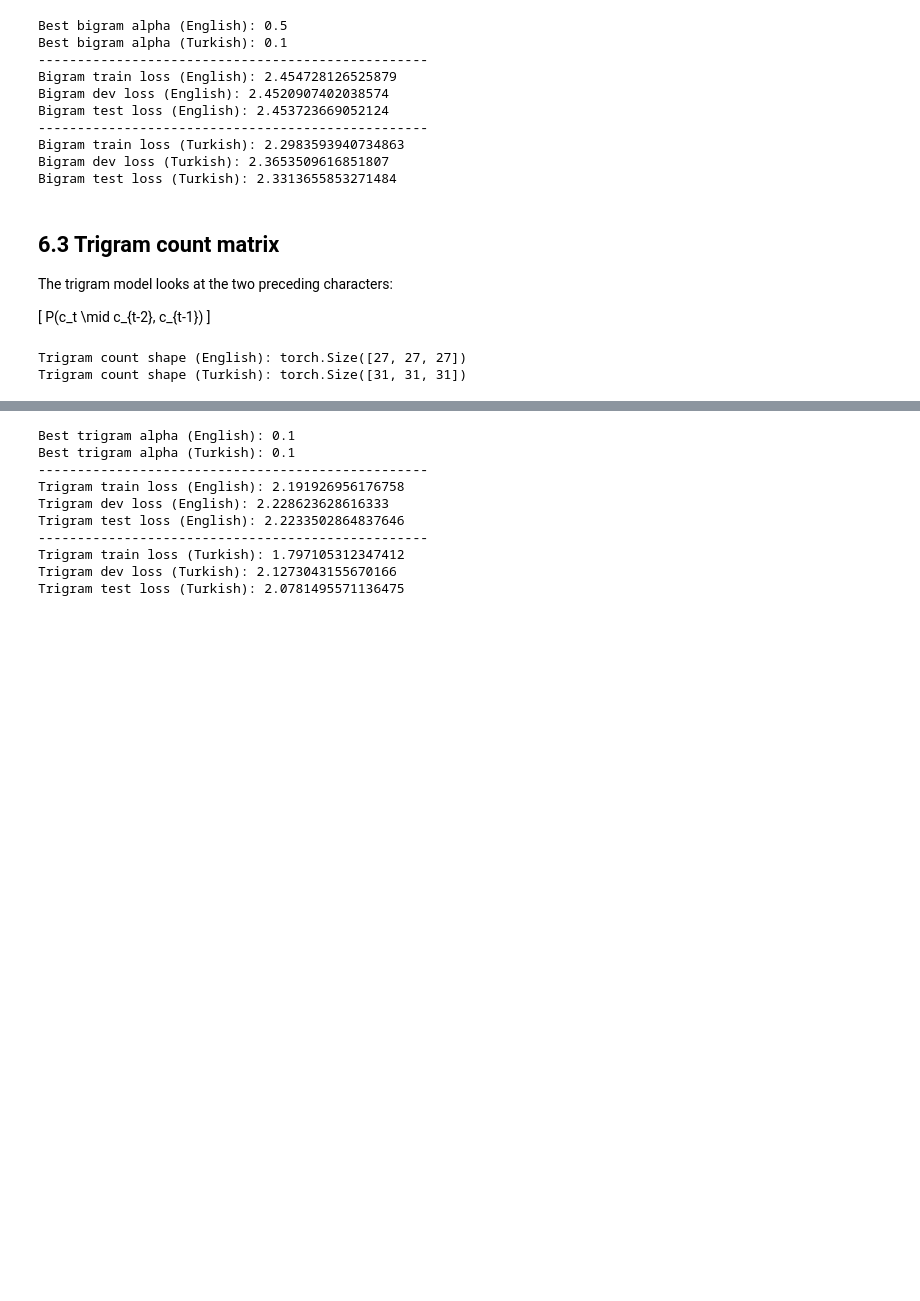
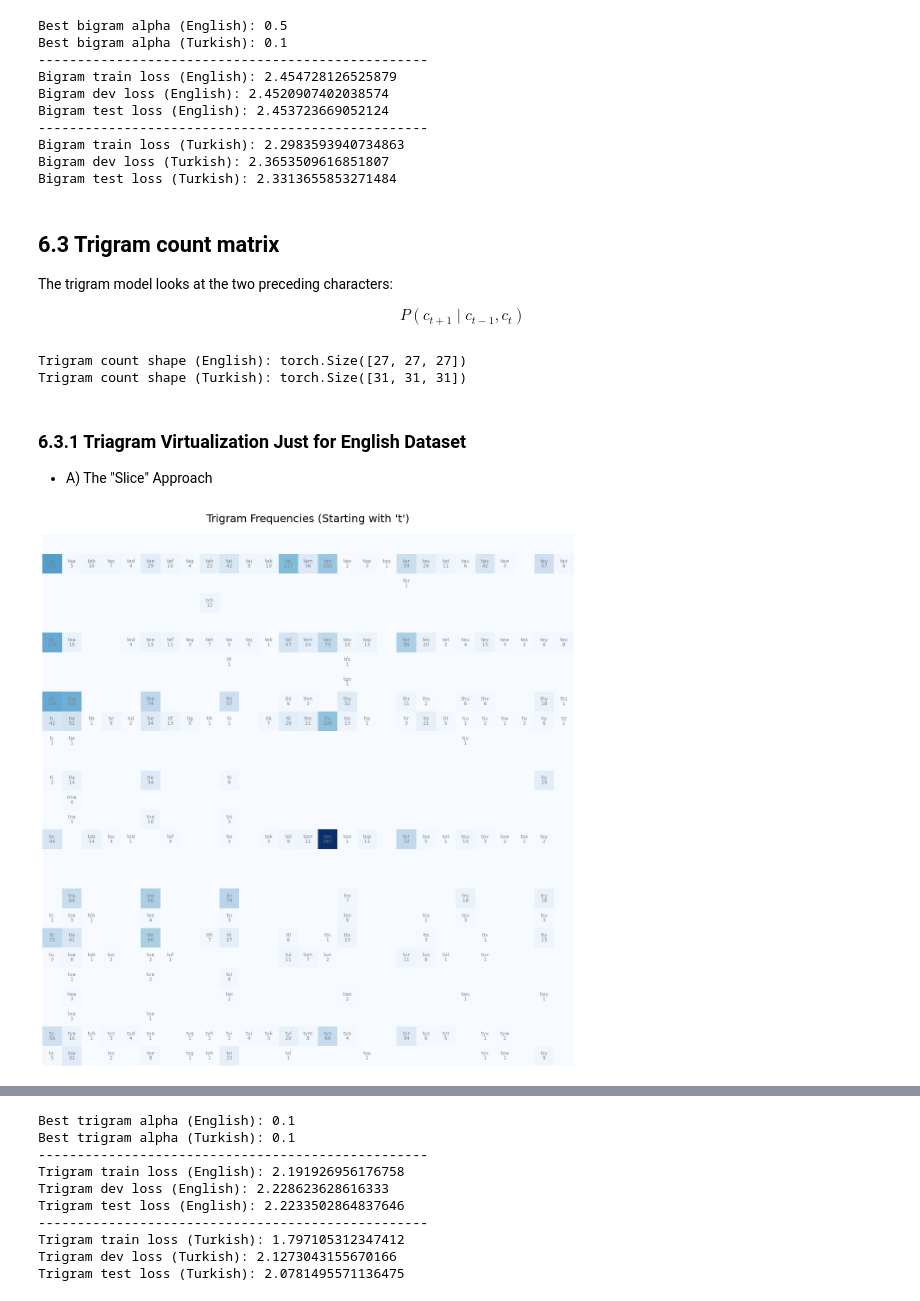
Before and after one commit to EdizArkin/yz50, a Jupyter notebook: w3_language_model.ipynb, the cells around one changed output, grey strips where cells are left out. Cells and saved outputs as stored; diff of their text form; code cells hidden in the pictures; blank space fills up the shorter version.

```diff
--- a/w3_language_model.ipynb
+++ b/w3_language_model.ipynb
@@ -1520,9 +1539,7 @@ Bigram test loss (Turkish): 2.3313655853271484
 ## 6.3 Trigram count matrix
 The trigram model looks at the two preceding characters:
 
-[
-P(c_t \mid c_{t-2}, c_{t-1})
-]
+$$P(c_{t+1} \mid c_{t-1}, c_t)$$
 # %%
 def build_trigram_counts(names, stoi_lang, vocab_size):
     counts = torch.zeros(
@@ -1556,3 +1573,36 @@ print("Trigram count shape (Turkish):", trigram_counts_tr.shape)
 # %% [output]
 Trigram count shape (English): torch.Size([27, 27, 27])
 Trigram count shape (Turkish): torch.Size([31, 31, 31])
+# %% [markdown]
+### 6.3.1 Triagram Virtualization Just for English Dataset
+
+* A) The "Slice" Approach
+# %%
+import matplotlib.pyplot as plt
+
+# 1. We select the first character we want to keep fixed.
+fixed_char = 't'
+ix1 = stoi_en[fixed_char]
+
+# 2. We extract the 2D matrix (27x27) corresponding only to that letter from the 3D tensor (27x27x27).
+N_slice = trigram_counts_en[ix1]
+
+plt.figure(figsize=(16, 16))
+plt.imshow(N_slice, cmap='Blues')
+
+for i in range(27):
+    for j in range(27):
+        # We are creating the 3-letter string: Fixed Letter + 2nd Letter + 3rd Letter
+        chstr = fixed_char + itos_en[i] + itos_en[j]
+        count_val = int(N_slice[i, j].item())
+
+        # If the count is zero, we might choose not to display it to avoid cluttering the visual.
+        if count_val > 0:
+            plt.text(j, i, chstr, ha="center", va="bottom", color='gray', fontsize=8)
+            plt.text(j, i, count_val, ha="center", va="top", color='gray', fontsize=8)
+
+plt.axis('off')
+plt.title(f"Trigram Frequencies (Starting with '{fixed_char}')", fontsize=18, pad=20)
+plt.show()
+# %% [output]
+[figure, added]
```
Also changed, not shown: parts of 8 cells of this notebook.
